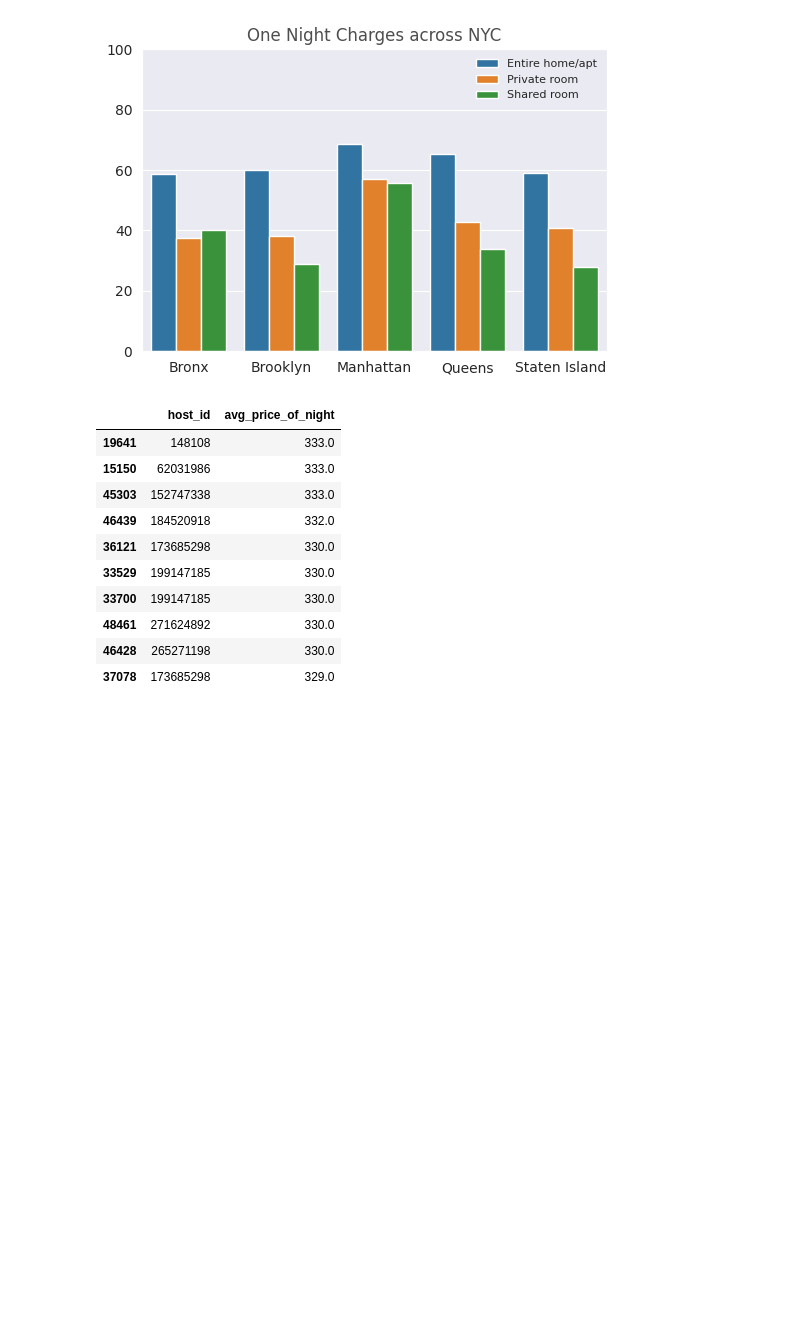
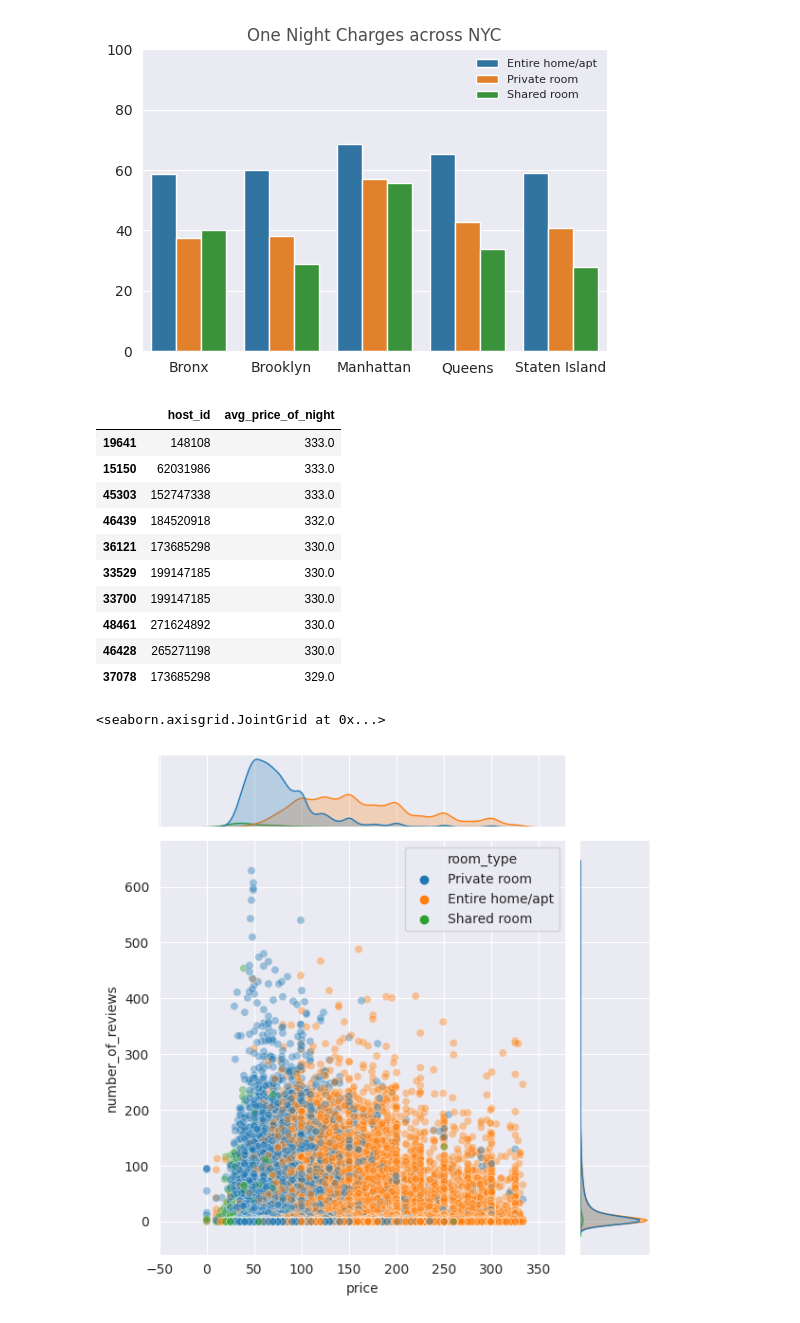
Before and after one commit to ankitkrtiwari7/my_first_analysis-AIRBNB, a Jupyter notebook: airbnbn_github.ipynb, the cells around one changed output. Cells and saved outputs as stored; diff of their text form; code cells hidden in the pictures; blank space fills up the shorter version.

```diff
--- a/airbnbn_github.ipynb
+++ b/airbnbn_github.ipynb
@@ -556,3 +556,10 @@ Expensive_host.head(10)
 | 48461 | 271624892 | 330.0 |
 | 46428 | 265271198 | 330.0 |
 | 37078 | 173685298 | 329.0 |
+# %%
+
+# Analysing the price against reviews pleas
+sns.jointplot(data = df_subset,x  = 'price',y = 'number_of_reviews',hue = 'room_type',alpha = 0.4)
+# %% [output]
+<seaborn.axisgrid.JointGrid at 0x...>
+[figure, added]
```
Also changed, not shown: parts of 6 cells of this notebook.
